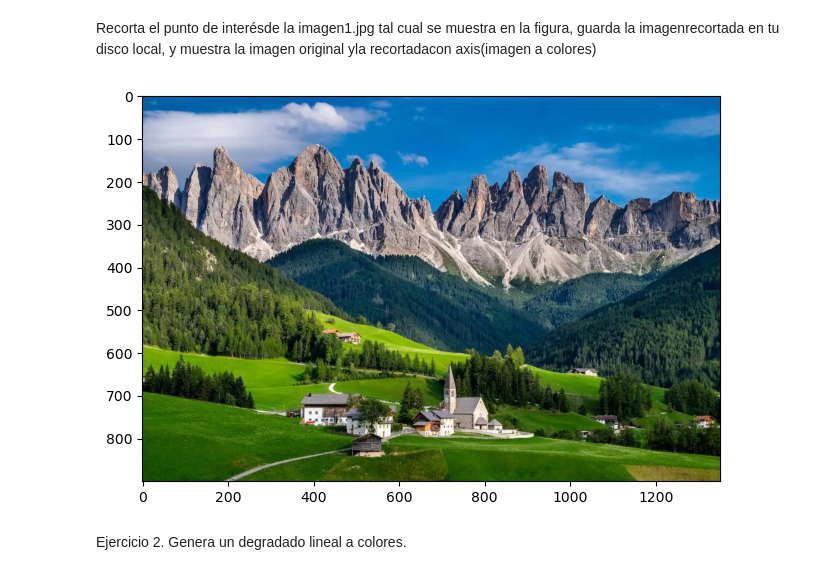
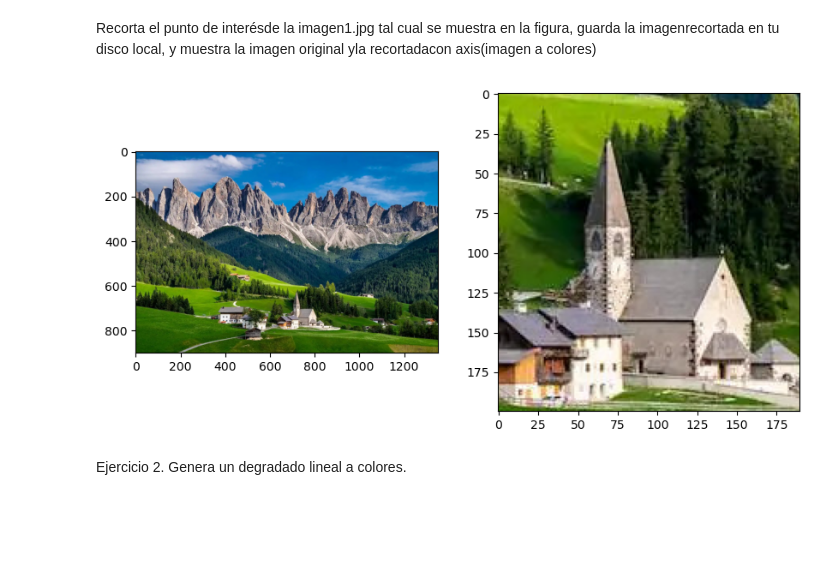
Before and after one commit to GuerreroT/clase1, a Jupyter notebook: actividadEvaluativa.ipynb, the cells around one changed output. Drawn from its saved outputs; the diff is of its cells as text; code cells hidden in the pictures; blank space fills up the shorter version.

```diff
--- a/actividadEvaluativa.ipynb
+++ b/actividadEvaluativa.ipynb
@@ -3,22 +3,19 @@ Recorta el punto de interésde la imagen1.jpg tal cual se muestra en la figura,
 # %%
 import cv2
 import numpy as np
 import matplotlib.pyplot as plt
-
-
 plt.rcParams['figure.figsize']=[10,5]
-
-
 img_cancerbgr=cv2.imread('imagen1.jpg')#imagen trabajada
-img_cancerrbg=plt.imread('imagen1.jpg')
-
 imagen=cv2.cvtColor(img_cancerbgr,cv2.COLOR_BGR2RGB)
-
+plt.figure(figsize=(10,5))
+plt.subplot(1, 2, 1)
 plt.imshow(imagen)
 
+plt.subplot(1, 2, 2)
+plt.imshow(imagen[600:800,650:840,:])#identificar por x,y y color rgb
 plt.show()
 # %% [output]
-[figure, old version]
+[figure, new version]
 # %% [markdown]
 Ejercicio 2.
 Genera un degradado lineal a colores.
```
